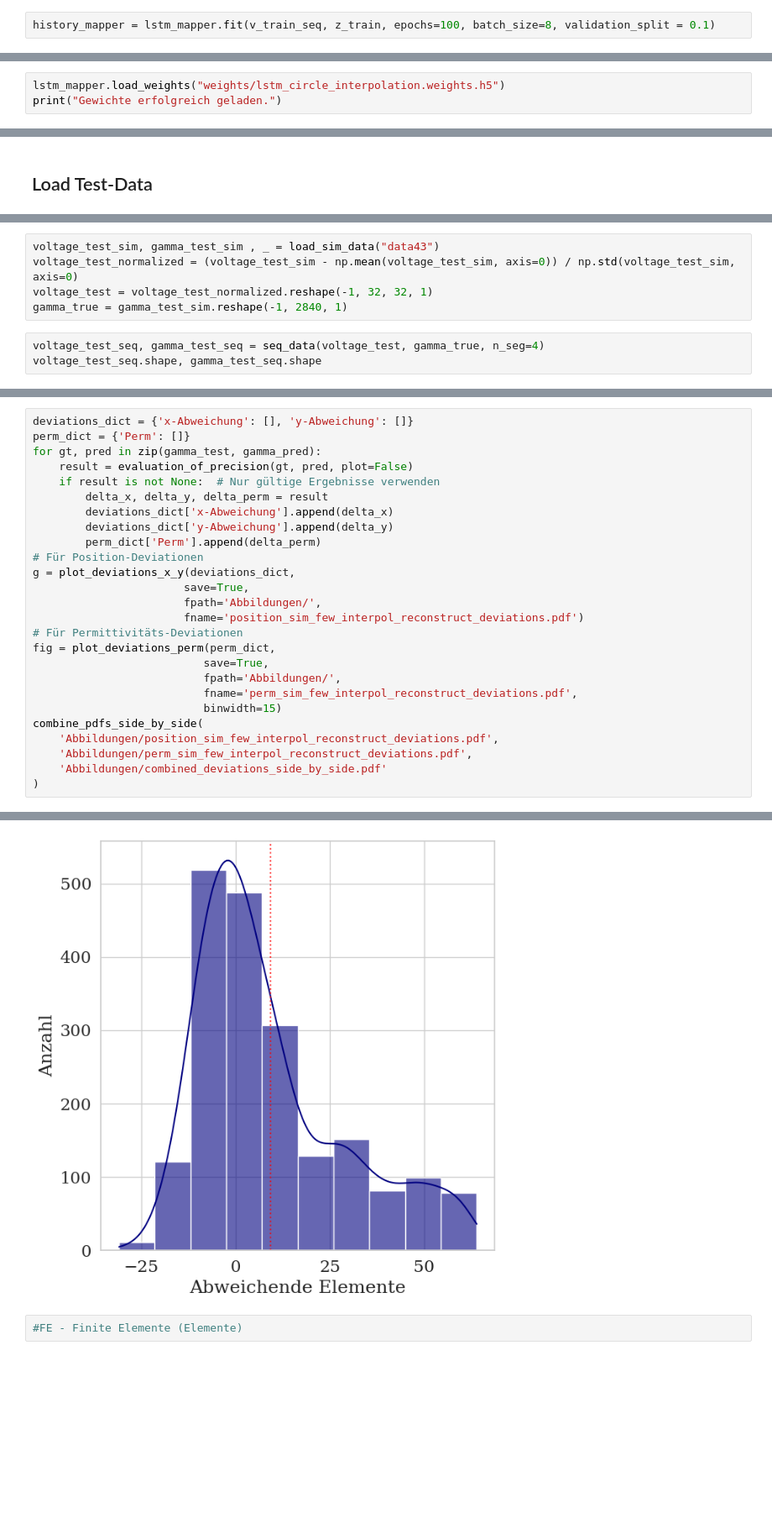
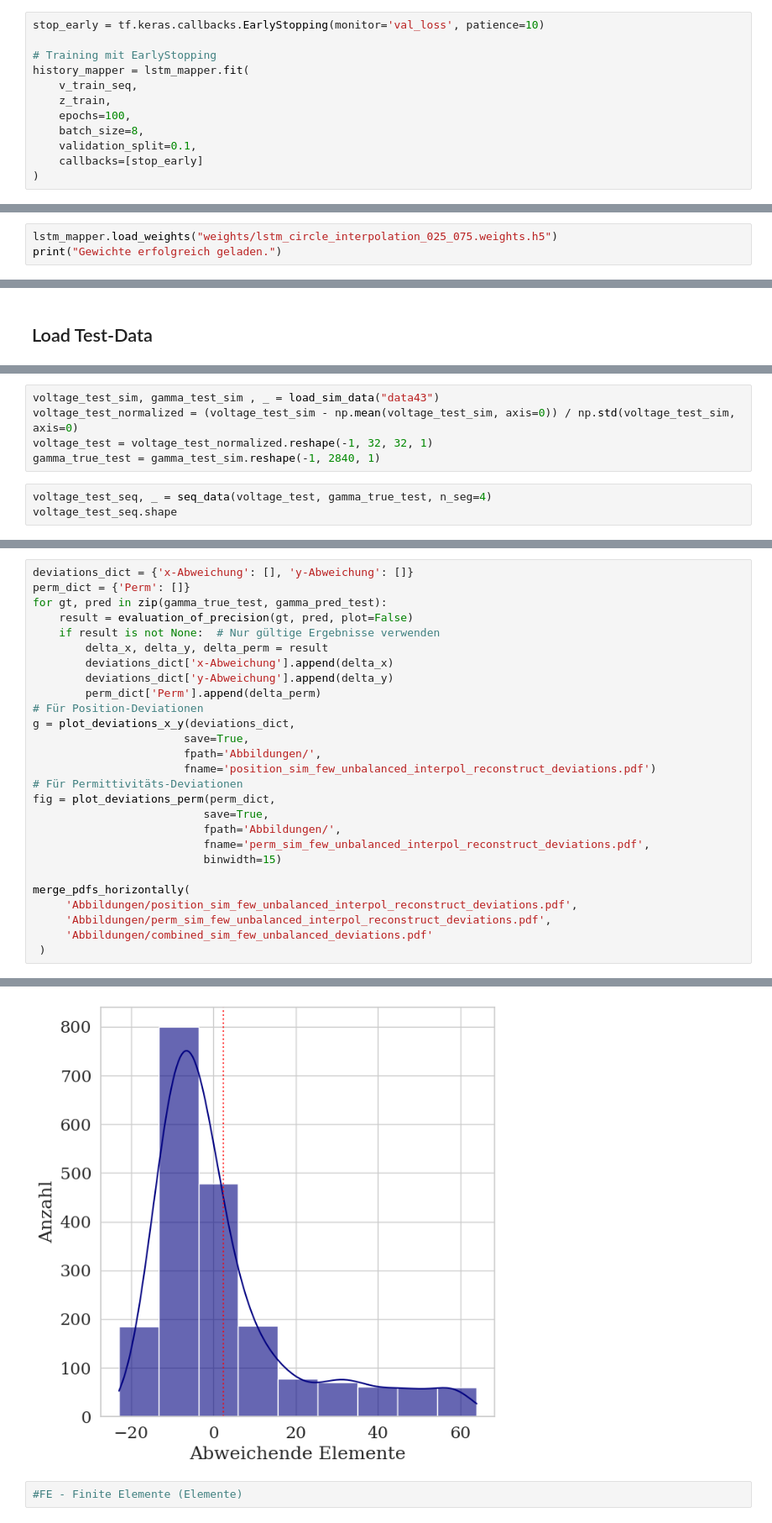
Before and after one commit to Peer076/Master-Thesis-EIT, a Jupyter notebook: LSTM_Training_sim.ipynb, the cells around one changed output, grey strips where cells are left out. Shown at 84% size. Drawn from its saved outputs; the diff is of its cells as text; blank space fills up the shorter version.

```diff
--- a/LSTM_Training_sim.ipynb
+++ b/LSTM_Training_sim.ipynb
@@ -125,5 +134,15 @@ Model: "lstm_mapper"
  Trainable params: 22,082 (86.26 KB)
  Non-trainable params: 0 (0.00 B)
 # %%
-history_mapper = lstm_mapper.fit(v_train_seq, z_train, epochs=100, batch_size=8, validation_split = 0.1)
+stop_early = tf.keras.callbacks.EarlyStopping(monitor='val_loss', patience=10)
+
+# Training mit EarlyStopping
+history_mapper = lstm_mapper.fit(
+    v_train_seq,
+    z_train,
+    epochs=100,
+    batch_size=8,
+    validation_split=0.1,
+    callbacks=[stop_early]
+)
 # %% [output]
@@ -166,5 +185,5 @@ Gewichte gespeichert unter: weights/lstm_circle_interpolation.weights.h5
 # %%
-lstm_mapper.load_weights("weights/lstm_circle_interpolation.weights.h5")
+lstm_mapper.load_weights("weights/lstm_circle_interpolation_025_075.weights.h5")
 print("Gewichte erfolgreich geladen.")
 # %% [output]
 Gewichte erfolgreich geladen.
@@ -244,8 +345,8 @@ plot_random_deviations(mesh_obj, gamma_test, gamma_pred, num_samples=10, threshh
 voltage_test_sim, gamma_test_sim , _ = load_sim_data("data43")
 voltage_test_normalized = (voltage_test_sim - np.mean(voltage_test_sim, axis=0)) / np.std(voltage_test_sim, axis=0)
 voltage_test = voltage_test_normalized.reshape(-1, 32, 32, 1)
-gamma_true = gamma_test_sim.reshape(-1, 2840, 1)
+gamma_true_test = gamma_test_sim.reshape(-1, 2840, 1)
 # %%
-voltage_test_seq, gamma_test_seq = seq_data(voltage_test, gamma_true, n_seg=4)
-voltage_test_seq.shape, gamma_test_seq.shape
+voltage_test_seq, _ = seq_data(voltage_test, gamma_true_test, n_seg=4)
+voltage_test_seq.shape
 # %% [output]
@@ -568,7 +585,7 @@ def plot_deviations_perm(Dict, save=False, fpath='', fname='perm_deviation.pdf',
 # %%
 deviations_dict = {'x-Abweichung': [], 'y-Abweichung': []}
 perm_dict = {'Perm': []}
-for gt, pred in zip(gamma_test, gamma_pred):
+for gt, pred in zip(gamma_true_test, gamma_pred_test):
     result = evaluation_of_precision(gt, pred, plot=False)
     if result is not None:  # Nur gültige Ergebnisse verwenden
         delta_x, delta_y, delta_perm = result
@@ -579,16 +596,17 @@ for gt, pred in zip(gamma_test, gamma_pred):
 g = plot_deviations_x_y(deviations_dict,
                        save=True,
                        fpath='Abbildungen/',
-                       fname='position_sim_few_interpol_reconstruct_deviations.pdf')
+                       fname='position_sim_few_unbalanced_interpol_reconstruct_deviations.pdf')
 # Für Permittivitäts-Deviationen
 fig = plot_deviations_perm(perm_dict,
                           save=True,
                           fpath='Abbildungen/',
-                          fname='perm_sim_few_interpol_reconstruct_deviations.pdf',
+                          fname='perm_sim_few_unbalanced_interpol_reconstruct_deviations.pdf',
                           binwidth=15)
-combine_pdfs_side_by_side(
-    'Abbildungen/position_sim_few_interpol_reconstruct_deviations.pdf',
-    'Abbildungen/perm_sim_few_interpol_reconstruct_deviations.pdf',
-    'Abbildungen/combined_deviations_side_by_side.pdf'
-)
+
+merge_pdfs_horizontally(
+     'Abbildungen/position_sim_few_unbalanced_interpol_reconstruct_deviations.pdf',
+     'Abbildungen/perm_sim_few_unbalanced_interpol_reconstruct_deviations.pdf',
+     'Abbildungen/combined_sim_few_unbalanced_deviations.pdf'
+ )
 # %% [output]
@@ -600,3 +618,3 @@ PDFInfoNotInstalledError: Unable to get page count. Is poppler installed and in
-[figure, old version]
+[figure, new version]
 # %%
 #FE - Finite Elemente (Elemente)
```
Also changed, not shown: parts of 21 cells of this notebook, 4 other files.
